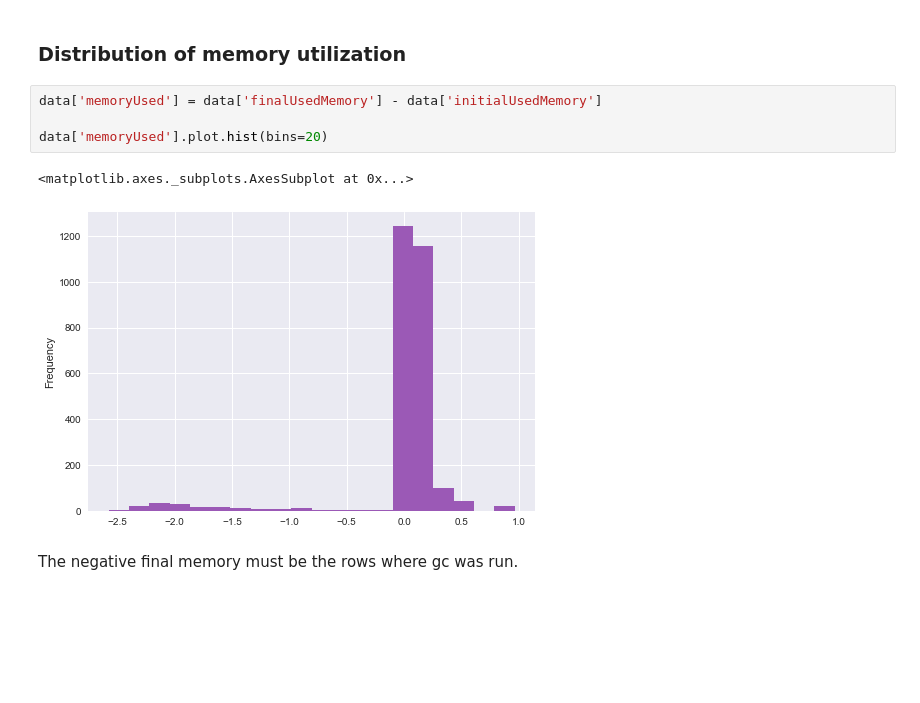
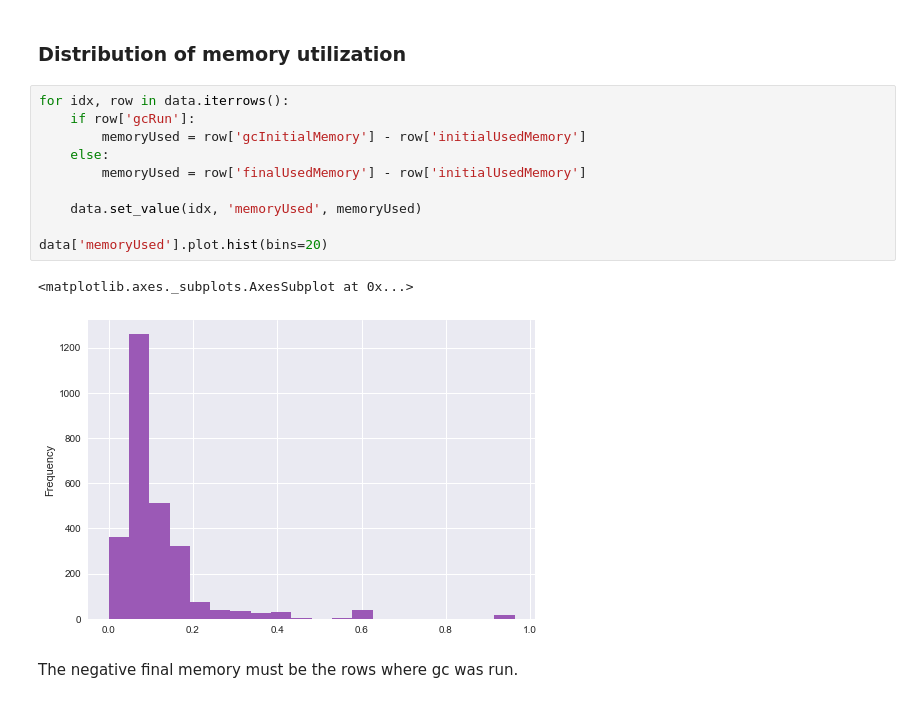
Before and after one commit to AgrawalAmey/quantify-2017, a Jupyter notebook: grabage_collection/Data inspection.ipynb, the cells around one changed output. Saved outputs shown, nothing was run; the diff lists cells and outputs as text; blank space fills up the shorter version.

```diff
--- a/grabage_collection/Data inspection.ipynb
+++ b/grabage_collection/Data inspection.ipynb
@@ -47,13 +156,19 @@ data['finalTotalMemory'].plot.hist(bins=20)
 At least they match up.
 # %% [markdown]
 ### Distribution of memory utilization
-# %%
-data['memoryUsed'] = data['finalUsedMemory'] - data['initialUsedMemory']
-
-data['memoryUsed'].plot.hist(bins=20)
-# %% [output]
-<matplotlib.axes._subplots.AxesSubplot at 0x...>
-[figure, removed]
+# %%
+for idx, row in data.iterrows():
+    if row['gcRun']:
+        memoryUsed = row['gcInitialMemory'] - row['initialUsedMemory']
+    else:
+        memoryUsed = row['finalUsedMemory'] - row['initialUsedMemory']
+
+    data.set_value(idx, 'memoryUsed', memoryUsed)
+
+data['memoryUsed'].plot.hist(bins=20)
+# %% [output]
+<matplotlib.axes._subplots.AxesSubplot at 0x...>
+[figure, added]
 # %% [markdown]
 The negative final memory must be the rows where gc was run.
 # %% [markdown]
```
Also changed, not shown: parts of 45 cells of this notebook, 7 other files.
